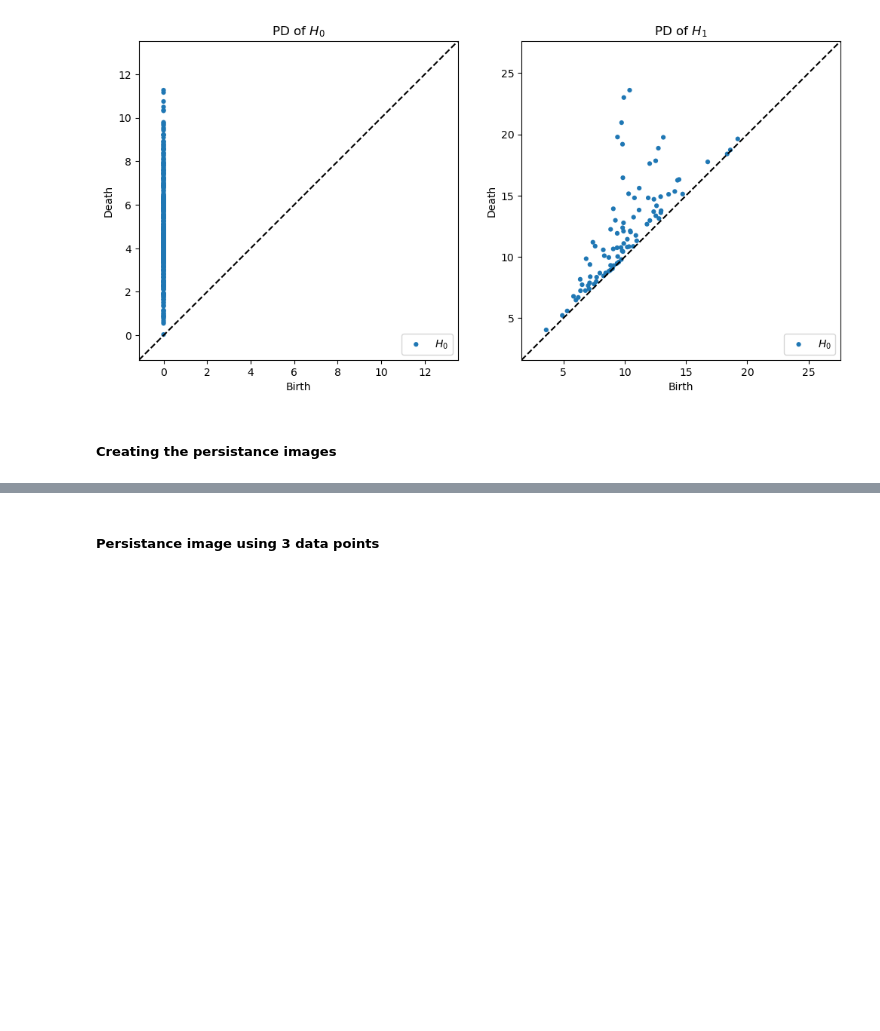
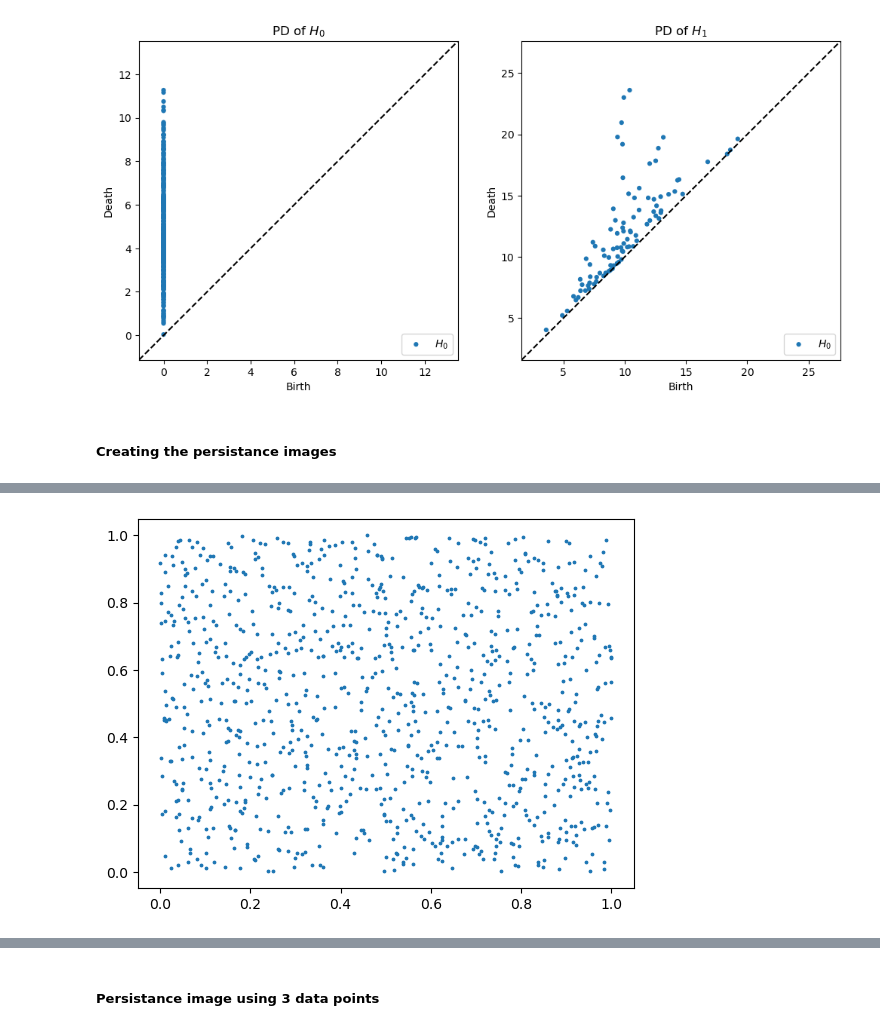
Before and after one commit to hashansl/ornl-svi-data-processing, a Jupyter notebook: weighting_function_experiments_2.ipynb, the cells around one changed output, grey strips where cells are left out. Cells and saved outputs as stored; diff of their text form; code cells hidden in the pictures; blank space fills up the shorter version.

```diff
--- a/weighting_function_experiments_2.ipynb
+++ b/weighting_function_experiments_2.ipynb
@@ -126,0 +196,15 @@ plt.show()
+# %%
+num_pts = 1000
+r       = 3.5
+# %%
+X = np.empty([num_pts,2])
+x, y = np.random.uniform(), np.random.uniform()
+for i in range(num_pts):
+    X[i,:] = [x, y]
+    x = (X[i,0] + r * X[i,1] * (1-X[i,1])) % 1.
+    y = (X[i,1] + r * x * (1-x)) % 1.
+# %%
+plt.scatter(X[:,0], X[:,1], s=3)
+plt.show()
+# %% [output]
+[figure, added]
```
Also changed, not shown: parts of 53 cells of this notebook.
